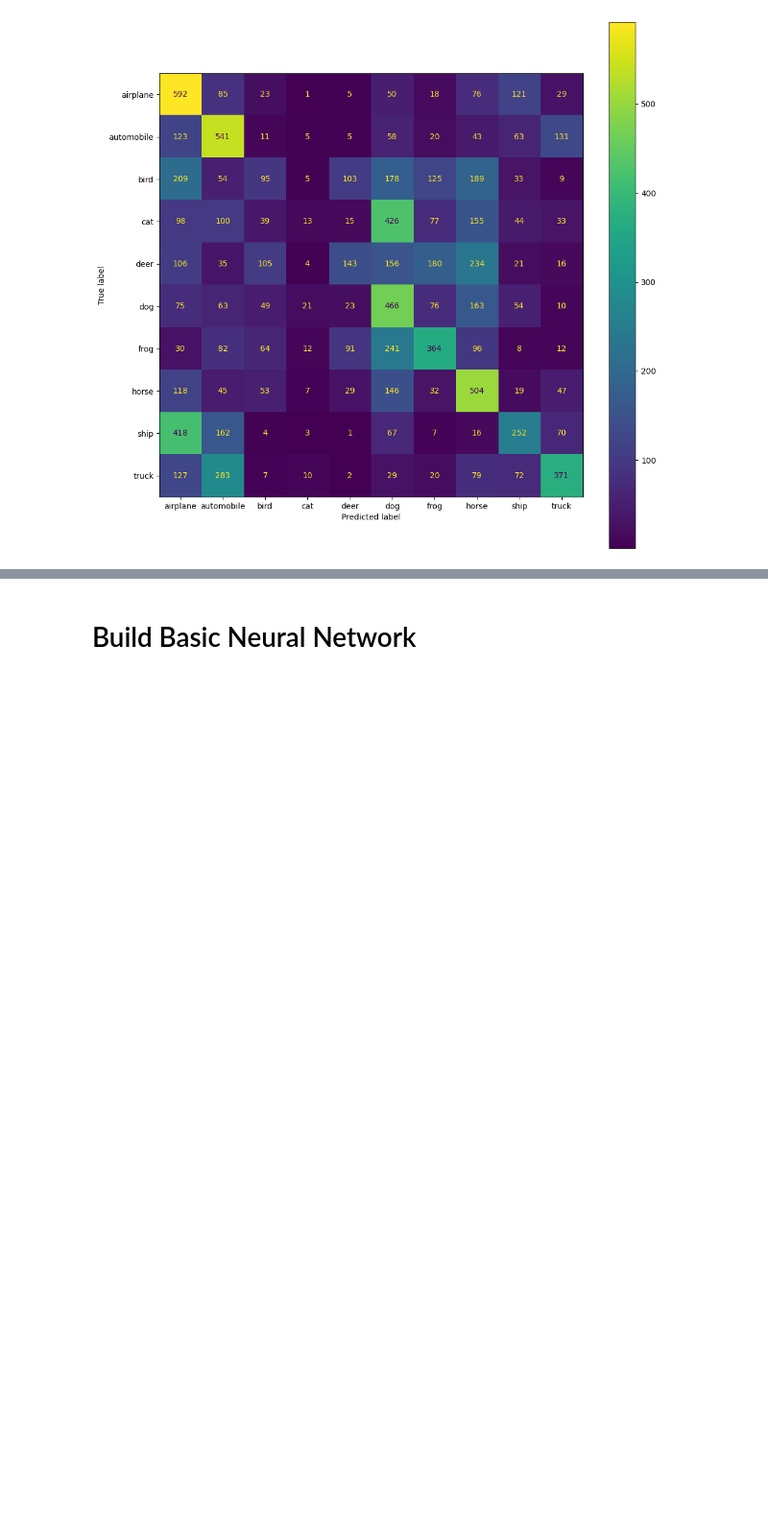
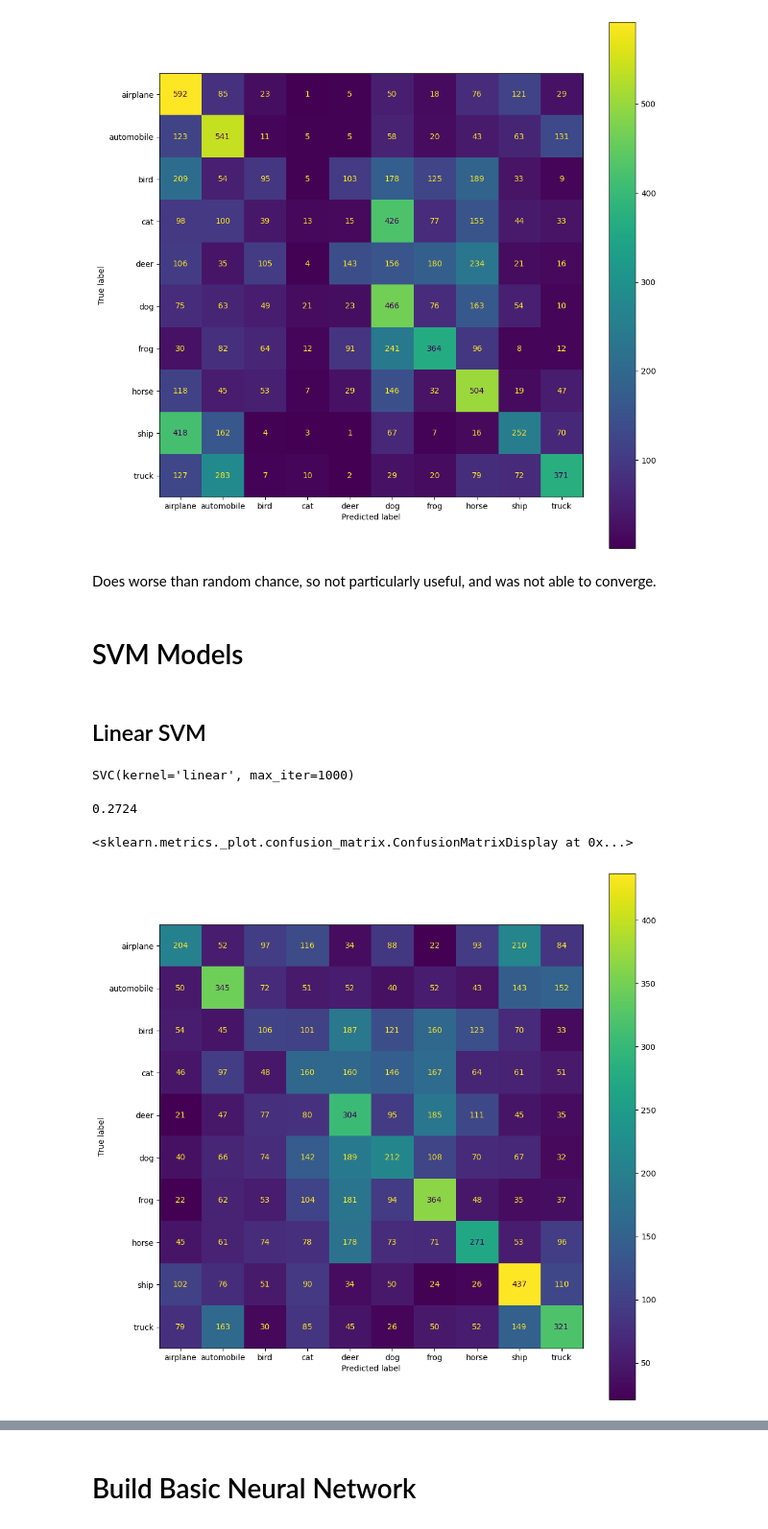
Before and after one commit to alfierushby/multiclass_classifier, a Jupyter notebook: Project.ipynb, the cells around one changed output, grey strips where cells are left out. Shown at 96% size. Saved outputs shown, nothing was run; the diff lists cells and outputs as text; code cells hidden in the pictures; blank space fills up the shorter version.

Commit message:
Add SVM linear

```diff
--- a/Project.ipynb
+++ b/Project.ipynb
@@ -38,7 +36,7 @@ def confusion_matrix_generate(real_y,x,model):
 # Normalise Dataset
 # %%
 x_train_norm,x_test_norm = x_train / 255.0, x_test / 255.0
-x_train_norm_flat, x_test_norm_flat = x_train_norm.flatten().reshape(50000, 32*32*3), x_test_norm.flatten().reshape(10000, 32*32*3)x_train_norm_flat
+x_train_norm_flat, x_test_norm_flat = x_train_norm.flatten().reshape(50000, 32*32*3), x_test_norm.flatten().reshape(10000, 32*32*3)
 # %%
 x_train_norm_flat[1:100].shape
 # %% [output]
@@ -79,3 +75,28 @@ display.plot(ax=ax)
 # %% [output]
 <sklearn.metrics._plot.confusion_matrix.ConfusionMatrixDisplay at 0x...>
 [figure]
+# %% [markdown]
+Does worse than random chance, so not particularly useful, and was not able to converge.
+# %% [markdown]
+# SVM Models
+# %% [markdown]
+## Linear SVM
+# %%
+svm_linear = svm.SVC(kernel='linear',max_iter=1000)
+svm_linear.fit(x_train_norm_flat[1:20000], y_train[1:20000].ravel())
+# %% [output]
+SVC(kernel='linear', max_iter=1000)
+# %%
+svm_linear.score(x_test_norm_flat, y_test.ravel())
+# %% [output]
+0.2724
+# %%
+pred = svm_linear.predict(x_test_norm_flat)
+c_matrix = confusion_matrix(y_test, pred)
+labels =['airplane','automobile','bird','cat','deer','dog','frog','horse','ship','truck']
+display = ConfusionMatrixDisplay(confusion_matrix=c_matrix,display_labels=labels)
+fig, ax = plt.subplots(figsize=(12,12))
+display.plot(ax=ax)
+# %% [output]
+<sklearn.metrics._plot.confusion_matrix.ConfusionMatrixDisplay at 0x...>
+[figure, added]
```
Also changed, not shown: parts of 6 cells of this notebook.
